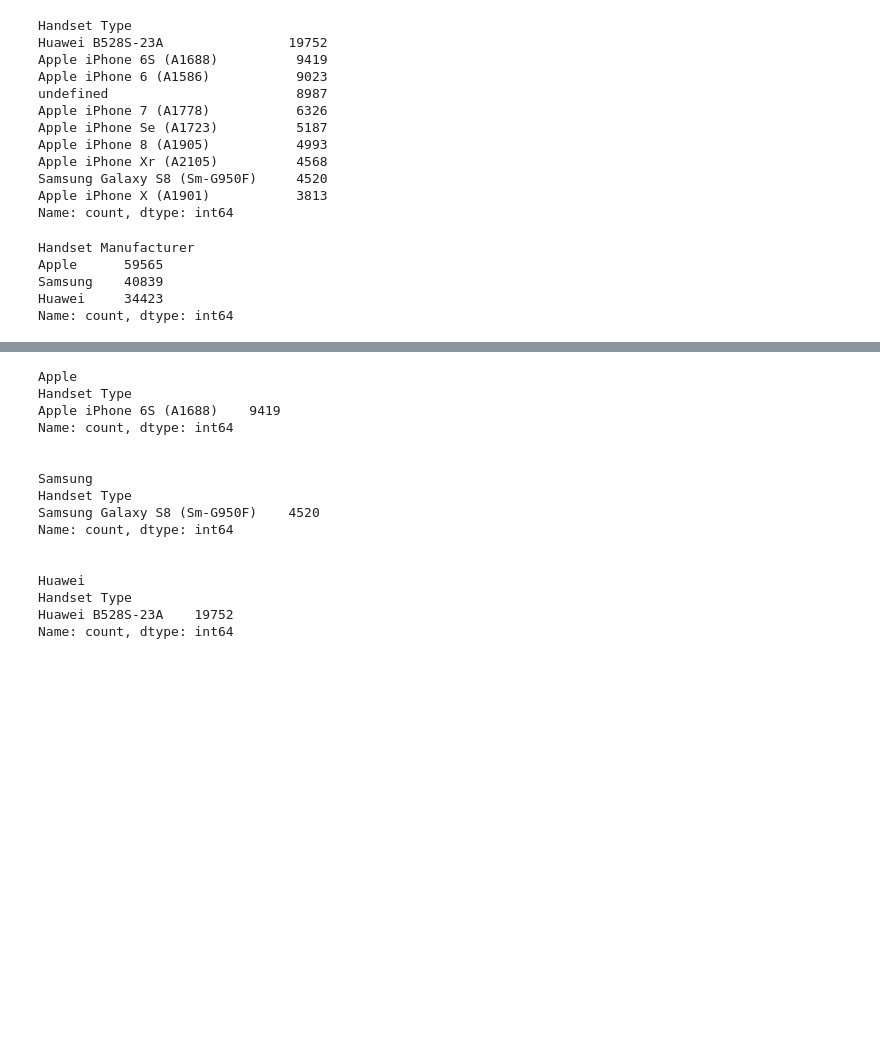
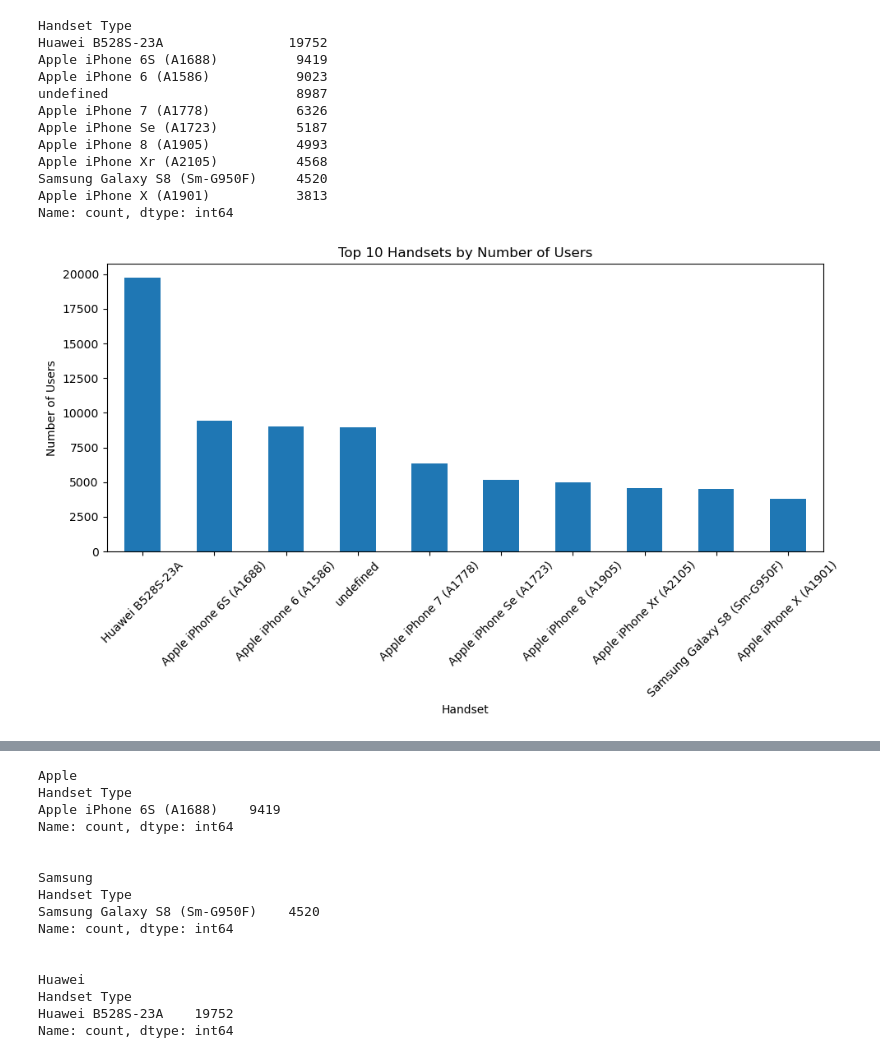
Before and after one commit to abrhame/Telecom-Data-Analysis, a Jupyter notebook: notebooks/task1.ipynb, the cells around one changed output, grey strips where cells are left out. Cells and saved outputs as stored; diff of their text form; code cells hidden in the pictures; blank space fills up the shorter version.

```diff
--- a/notebooks/task1.ipynb
+++ b/notebooks/task1.ipynb
@@ -38,27 +61,27 @@ std        1.127639e+07      2.441429e+08
 # %%
 # Start by identifying the top 10 handsets used by the customers.
 top_10_handset = df['Handset Type'].value_counts().head(10)
 print(top_10_handset)
+plt.figure(figsize=(10, 6))
+top_10_handset.plot(kind='bar')
+plt.title('Top 10 Handsets by Number of Users')
+plt.xlabel('Handset')
+plt.ylabel('Number of Users')
+plt.xticks(rotation=45)
+plt.tight_layout()
+plt.savefig('top_10_handsets.png')  # Save the plot
+plt.show()
 # %% [output]
 Handset Type
 Huawei B528S-23A                19752
 Apple iPhone 6S (A1688)          9419
 Apple iPhone 6 (A1586)           9023
 undefined                        8987
 Apple iPhone 7 (A1778)           6326
 Apple iPhone Se (A1723)          5187
 Apple iPhone 8 (A1905)           4993
 Apple iPhone Xr (A2105)          4568
 Samsung Galaxy S8 (Sm-G950F)     4520
 Apple iPhone X (A1901)           3813
 Name: count, dtype: int64
+[figure, added]
-# %%
-# Then, identify the top 3 handset manufacturers
-top_3_handset_manufacturer = df['Handset Manufacturer'].value_counts().head(3)
-print(top_3_handset_manufacturer)
-# %% [output]
-Handset Manufacturer
-Apple      59565
-Samsung    40839
-Huawei     34423
-Name: count, dtype: int64
```
Also changed, not shown: parts of 13 cells of this notebook, 4 other files.
